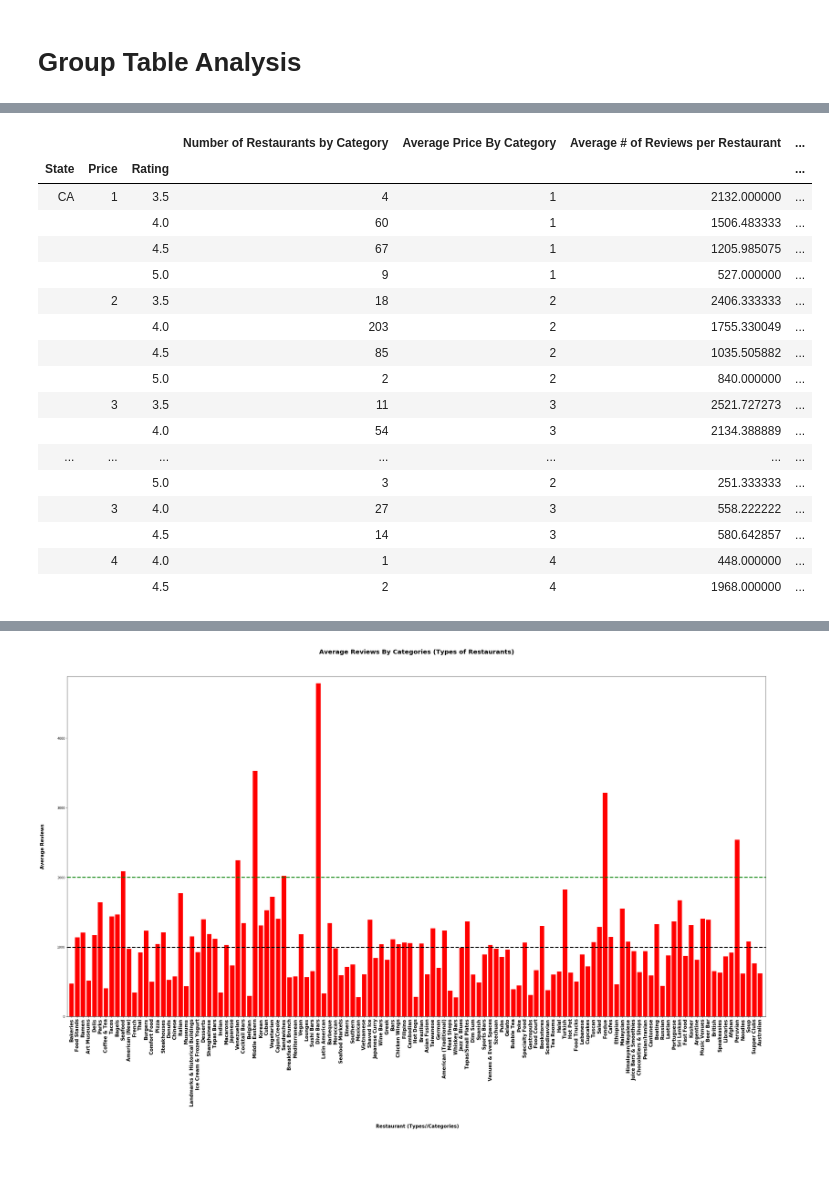
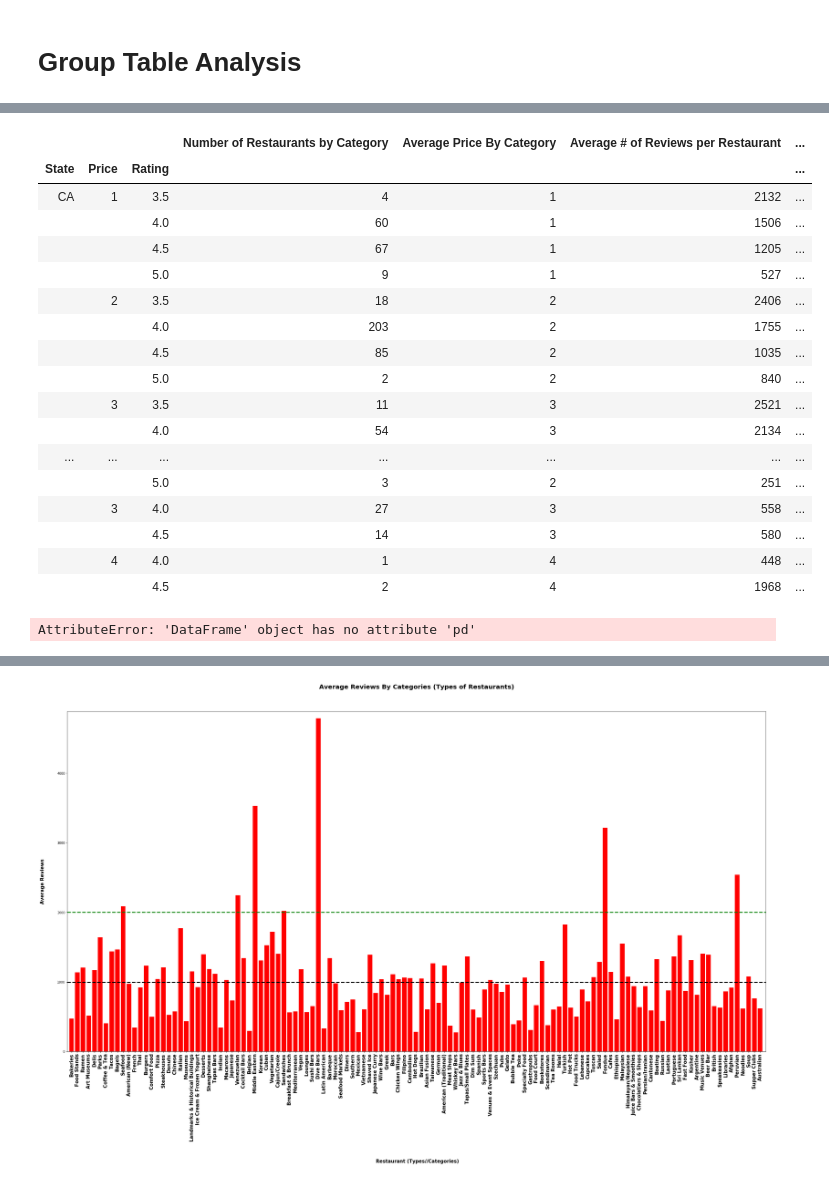
Before and after one commit to elzster/Yelp-Analytics, a Jupyter notebook: ElieProjectMasterCopy.ipynb, the cells around one changed output, grey strips where cells are left out. Cells and saved outputs as stored; diff of their text form; code cells hidden in the pictures.

```diff
--- a/ElieProjectMasterCopy.ipynb
+++ b/ElieProjectMasterCopy.ipynb
@@ -64,30 +64,36 @@ average_grouped_ratings = grouped_merged_df['Rating'].mean()
 # %%
 grouped_category_stats_df= pd.DataFrame({
     "Number of Restaurants by Category": total_grouped_categories,
     "Average Price By Category": grouped_price_avg,
-    "Average # of Reviews per Restaurant": grouped_reviews_count,
+    "Average # of Reviews per Restaurant": grouped_reviews_count.astype(int),
     "Average Ratings by Category": average_grouped_ratings
 })
-grouped_category_stats_df.head(100)
+grouped_category_stats_df
+# df.astype(int)
+# grouped_category_stats_df.style.format({"Average # of Reviews per Restaurant": "{:}"})
 # %% [output]
 |  |  |  | Number of Restaurants by Category | Average Price By Category | Average # of Reviews per Restaurant | ... |
 | State | Price | Rating |  |  |  | ... |
-| CA | 1 | 3.5 | 4 | 1 | 2132.000000 | ... |
-|  |  | 4.0 | 60 | 1 | 1506.483333 | ... |
-|  |  | 4.5 | 67 | 1 | 1205.985075 | ... |
-|  |  | 5.0 | 9 | 1 | 527.000000 | ... |
-|  | 2 | 3.5 | 18 | 2 | 2406.333333 | ... |
-|  |  | 4.0 | 203 | 2 | 1755.330049 | ... |
-|  |  | 4.5 | 85 | 2 | 1035.505882 | ... |
-|  |  | 5.0 | 2 | 2 | 840.000000 | ... |
-|  | 3 | 3.5 | 11 | 3 | 2521.727273 | ... |
-|  |  | 4.0 | 54 | 3 | 2134.388889 | ... |
+| CA | 1 | 3.5 | 4 | 1 | 2132 | ... |
+|  |  | 4.0 | 60 | 1 | 1506 | ... |
+|  |  | 4.5 | 67 | 1 | 1205 | ... |
+|  |  | 5.0 | 9 | 1 | 527 | ... |
+|  | 2 | 3.5 | 18 | 2 | 2406 | ... |
+|  |  | 4.0 | 203 | 2 | 1755 | ... |
+|  |  | 4.5 | 85 | 2 | 1035 | ... |
+|  |  | 5.0 | 2 | 2 | 840 | ... |
+|  | 3 | 3.5 | 11 | 3 | 2521 | ... |
+|  |  | 4.0 | 54 | 3 | 2134 | ... |
 | ... | ... | ... | ... | ... | ... | ... |
-|  |  | 5.0 | 3 | 2 | 251.333333 | ... |
-|  | 3 | 4.0 | 27 | 3 | 558.222222 | ... |
-|  |  | 4.5 | 14 | 3 | 580.642857 | ... |
-|  | 4 | 4.0 | 1 | 4 | 448.000000 | ... |
-|  |  | 4.5 | 2 | 4 | 1968.000000 | ... |
+|  |  | 5.0 | 3 | 2 | 251 | ... |
+|  | 3 | 4.0 | 27 | 3 | 558 | ... |
+|  |  | 4.5 | 14 | 3 | 580 | ... |
+|  | 4 | 4.0 | 1 | 4 | 448 | ... |
+|  |  | 4.5 | 2 | 4 | 1968 | ... |
+# %%
+rounded = grouped_category_stats_df.pd.set_option('precision', 0)
+# %% [output]
+AttributeError: 'DataFrame' object has no attribute 'pd'
 # %%
 #new york
 grouped_east_df = east_data.groupby('Category')
```
